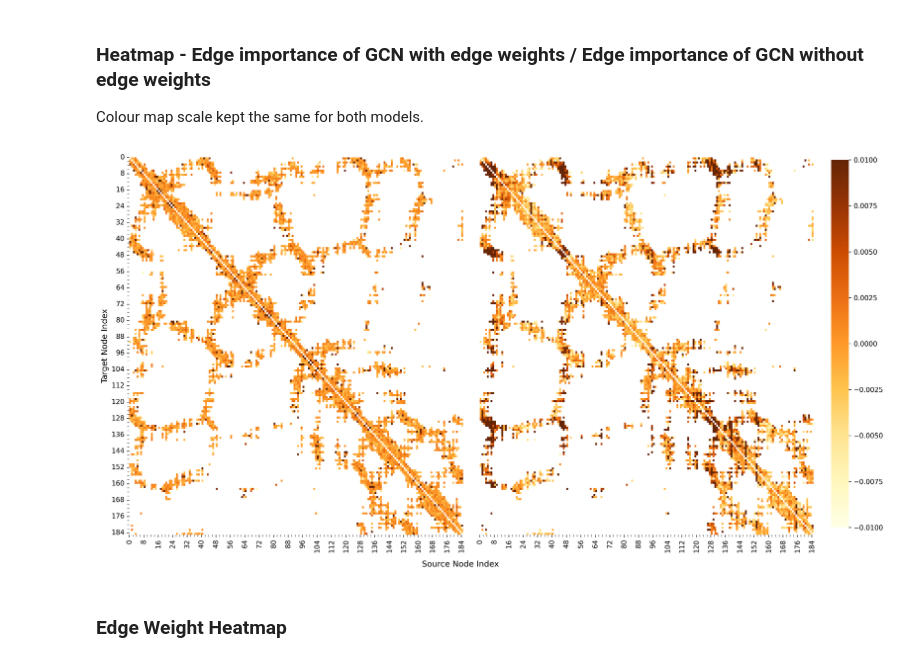
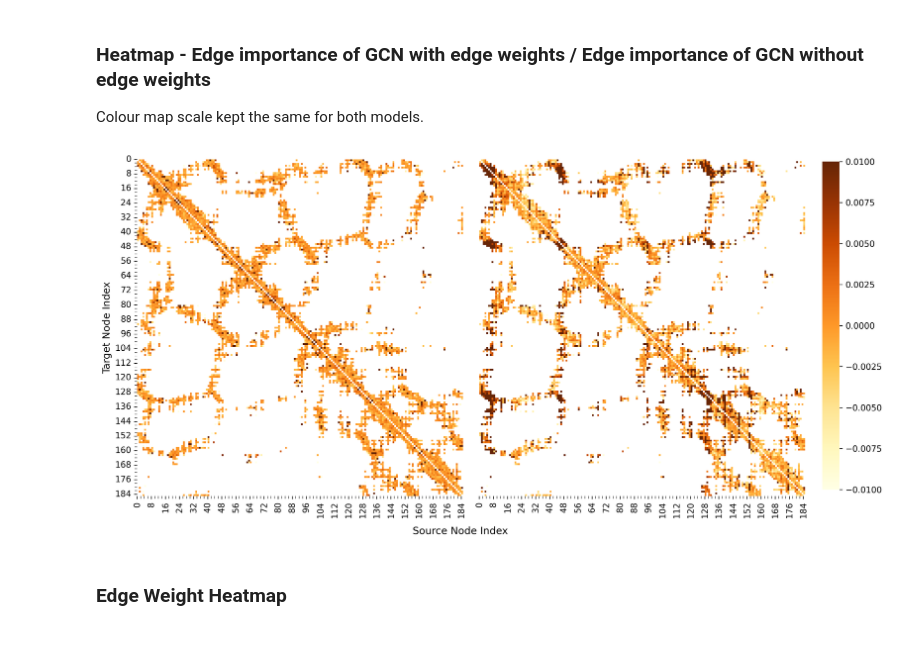
Before and after one commit to fowler-lab/tb-pnca-gnn, a Jupyter notebook: notebooks/05_gnn_explainer.ipynb, the cells around one changed output. Cells and saved outputs as stored; diff of their text form; code cells hidden in the pictures.

Commit message:
fig sizes

```diff
--- a/notebooks/05_gnn_explainer.ipynb
+++ b/notebooks/05_gnn_explainer.ipynb
@@ -218,7 +218,7 @@ cmap = plt.cm.get_cmap('YlOrBr').copy()
 cmap.set_bad(color='white')
 
 # plot
-fig, axes = plt.subplots(1, 2, figsize=(18, 10), gridspec_kw={'width_ratios': [1, 1], 'wspace': 0.05})
+fig, axes = plt.subplots(1, 2, figsize=(14.2, 7.2), gridspec_kw={'width_ratios': [1, 1], 'wspace': 0.05})
 
 vmin, vmax = -0.01, 0.01
 tick_step = 8
@@ -229,35 +229,35 @@ sns.heatmap(matrix_ews_plot, cmap=cmap, ax=axes[0], cbar=False, vmin=vmin, vmax=
 axes[0].set_xlabel('')
 axes[0].set_xticks(np.arange(0, len(matrix_ews_plot.columns), step=tick_step))
 axes[0].set_xticklabels(np.arange(0, len(matrix_ews_plot.columns), step=tick_step), rotation=90)
 
 axes[0].minorticks_on()
 axes[0].tick_params(axis='x', which='minor', length=3, width=0.5)
 axes[0].tick_params(axis='y', which='minor', length=3, width=0.5)
 
 axes[0].set_xticklabels(np.arange(0, len(matrix_ews_plot.columns), step=tick_step), rotation=90)
 axes[0].set_ylabel('Target Node Index')
 axes[0].set_yticks(np.arange(0, len(matrix_ews_plot.index), step=tick_step))
 axes[0].set_yticklabels(np.arange(0, len(matrix_ews_plot.index), step=tick_step), rotation=0)
 
 # right heatmap: no ews
 cbar_ax = fig.add_axes([0.92, 0.125, 0.02, 0.75])
 sns.heatmap(matrix_no_ews_plot, cmap=cmap, ax=axes[1], cbar=True, vmin=vmin, vmax=vmax,
             yticklabels=False, xticklabels=True, cbar_ax=cbar_ax)
 
 axes[1].minorticks_on()
 axes[1].tick_params(axis='x', which='minor', length=3, width=0.5)
 axes[1].set_xticks(np.arange(0, len(matrix_no_ews_plot.columns), step=tick_step))
 axes[1].set_xticklabels(np.arange(0, len(matrix_no_ews_plot.columns), step=tick_step), rotation=90)
 
 axes[0].set_xlabel('')
 axes[1].set_xlabel('')
 
-fig.text(0.5, 0.05, 'Source Node Index', ha='center', va='center', fontsize=label_size)
+fig.text(0.5, 0.03, 'Source Node Index', ha='center', va='center', fontsize=label_size)
 
 plt.tight_layout(rect=[0, 0, 0.9, 1])
 plt.show()
 # %% [output]
-[figure, old version]
+[figure, new version]
 # %% [markdown]
 ### Edge Weight Heatmap
 # %%
```
Also changed, not shown: parts of 1 cell of this notebook, 2 other files.
